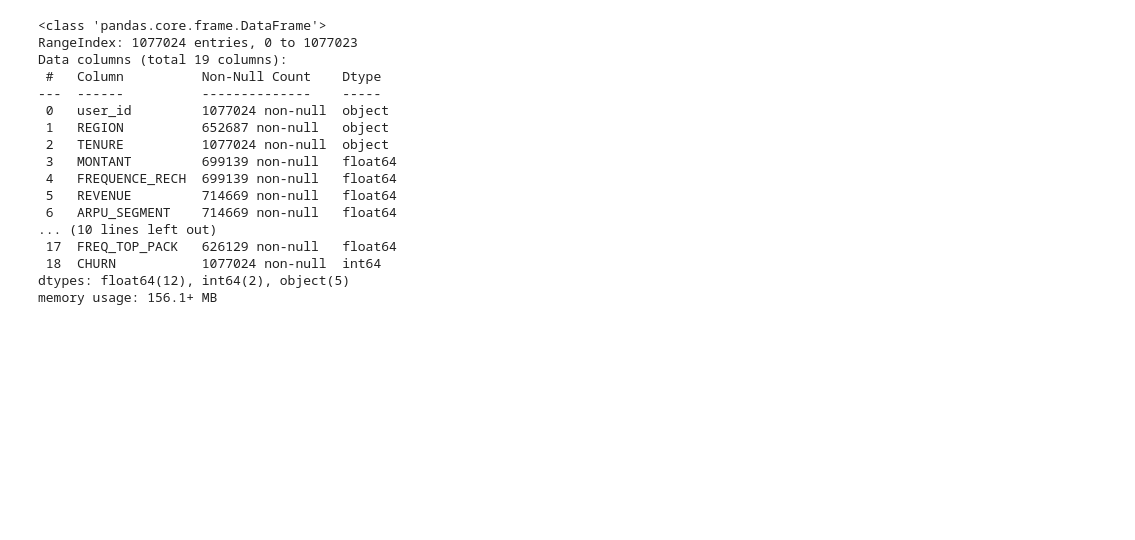
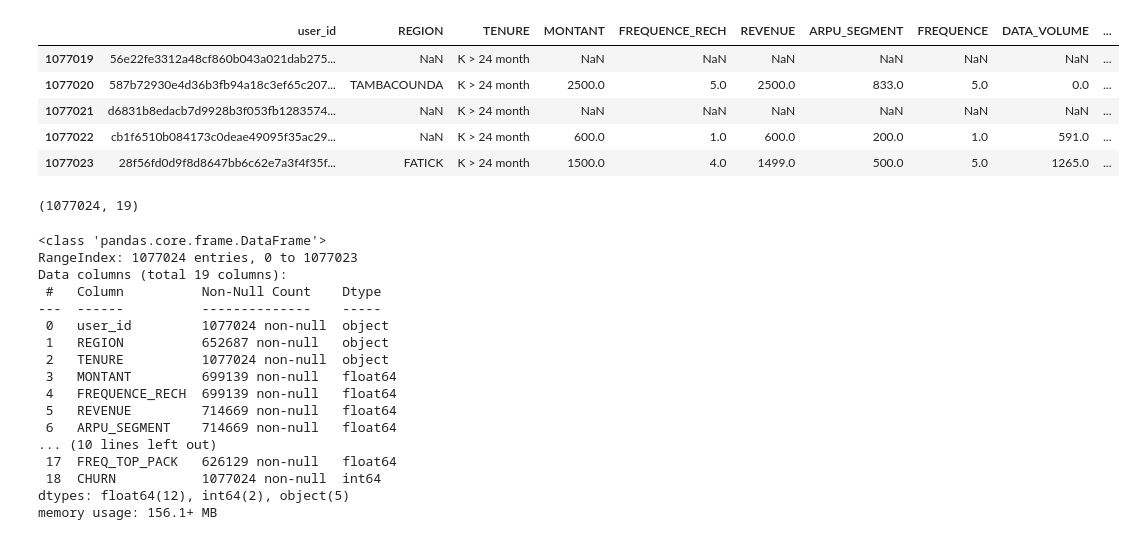
Before and after one commit to elvis-darko/Team_Zurich_Capstone_Project, a Jupyter notebook: Assets/dev/customer_churn_predict_TeamZurich.ipynb, the cells around one changed output. Drawn from its saved outputs; the diff is of its cells as text; code cells hidden in the pictures; blank space fills up the shorter version.

```diff
--- a/Assets/dev/customer_churn_predict_TeamZurich.ipynb
+++ b/Assets/dev/customer_churn_predict_TeamZurich.ipynb
@@ -99 +40,14 @@ train dataframe shape: (1077024, 19)
+# %%
+train.tail()
+# %% [output]
+|  | user_id | REGION | TENURE | MONTANT | FREQUENCE_RECH | REVENUE | ARPU_SEGMENT | FREQUENCE | DATA_VOLUME | ... |
+| 1077019 | 56e22fe3312a48cf860b043a021dab275... | NaN | K > 24 month | NaN | NaN | NaN | NaN | NaN | NaN | ... |
+| 1077020 | 587b72930e4d36b3fb94a18c3ef65c207... | TAMBACOUNDA | K > 24 month | 2500.0 | 5.0 | 2500.0 | 833.0 | 5.0 | 0.0 | ... |
+| 1077021 | d6831b8edacb7d9928b3f053fb1283574... | NaN | K > 24 month | NaN | NaN | NaN | NaN | NaN | NaN | ... |
+| 1077022 | cb1f6510b084173c0deae49095f35ac29... | NaN | K > 24 month | 600.0 | 1.0 | 600.0 | 200.0 | 1.0 | 591.0 | ... |
+| 1077023 | 28f56fd0d9f8d8647bb6c62e7a3f4f35f... | FATICK | K > 24 month | 1500.0 | 4.0 | 1499.0 | 500.0 | 5.0 | 1265.0 | ... |
+# %%
+train.shape
+# %% [output]
+(1077024, 19)
 # %%
```
Also changed, not shown: parts of 33 cells of this notebook.
